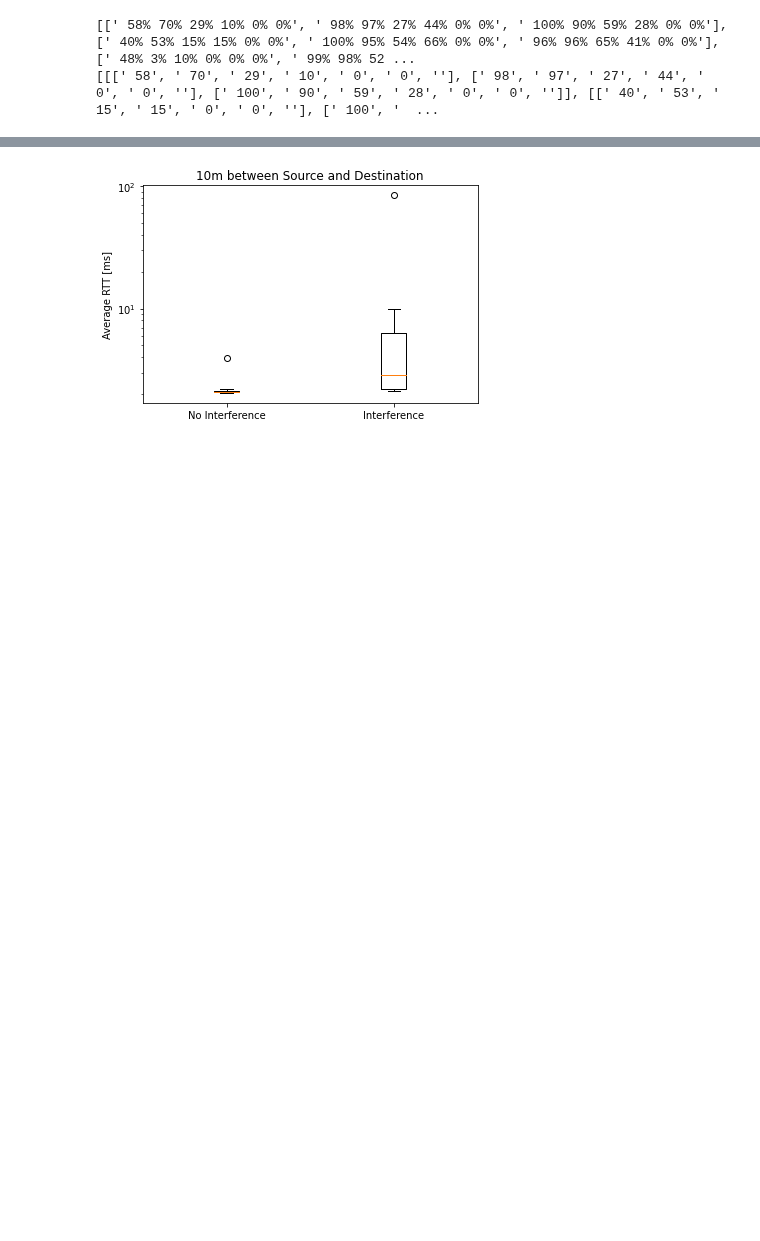
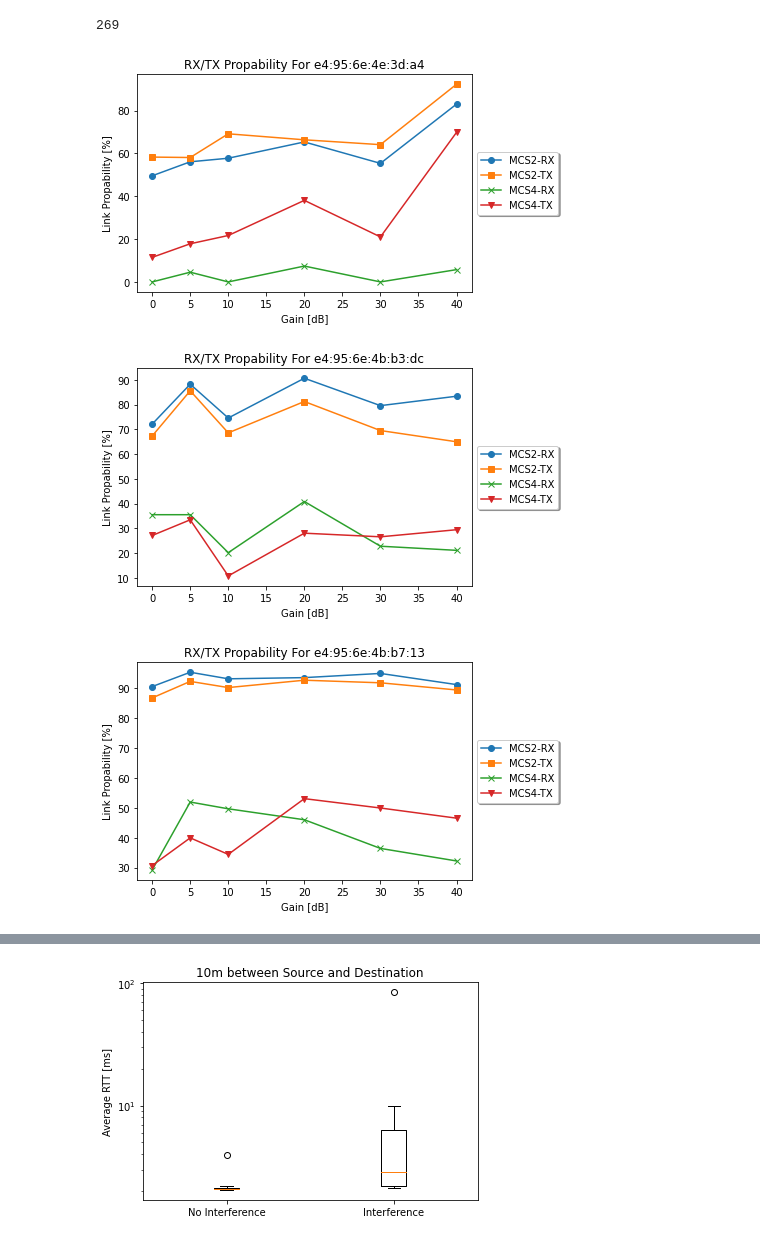
Before and after one commit to k00ziex/MastersThesis_FANETs_Fall_2022, a Jupyter notebook: Data_processing/Data_Visualization.ipynb, the cells around one changed output, grey strips where cells are left out. Saved outputs shown, nothing was run; the diff lists cells and outputs as text; code cells hidden in the pictures; blank space fills up the shorter version.

```diff
--- a/Data_processing/Data_Visualization.ipynb
+++ b/Data_processing/Data_Visualization.ipynb
@@ -390,13 +485,52 @@ def separate_link_metrics(path):
+# %%
+def plot_link_metrics(mcs2, mcs4, mac_address, x_axis, x_label = "Gain [dB]", title = "RX/TX Propability For"):
+    keys = ['MCS2-RX', 'MCS2-TX', 'MCS4-RX', 'MCS4-TX']
+    markers = ['o','s','x','v']
+    data_dict = dict.fromkeys(keys)
+
+    for key in data_dict:
+        data_dict[key] = []
+
+    for entry in mcs2:
+        data_dict[keys[0]].append(entry[0])
+        data_dict[keys[1]].append(entry[1])
+
+    for entry in mcs4:
+        data_dict[keys[2]].append(entry[0])
+        data_dict[keys[3]].append(entry[1])
+
+    marker_pos = 0
+    for key, value in data_dict.items():
+        plt.plot(x_axis, value, label=key, marker=markers[marker_pos])
+        marker_pos += 1
+
+    plt.legend(loc='center left', bbox_to_anchor=(1, 0.5),fancybox=True, shadow=True)
+    plt.ylabel("Link Propability [%]")
+    plt.xlabel(x_label)
+    plt.title(title + " " + mac_address)
+    plt.show()
+    #print(data_dict)
 # %%
 distance_interference_file_iperf = "../Mesh Configuration/Interference_1/Dongle/results_"
 distance_interference_iperf_files = ["../Mesh Configuration/No Interference/Dongle/results.txt",
                         distance_interference_file_iperf + "5G.txt",
                         distance_interference_file_iperf + "10G.txt",
                         distance_interference_file_iperf + "20G.txt",
                         distance_interference_file_iperf + "30G.txt",
                         distance_interference_file_iperf + "40G.txt",
                         ]
-separate_link_metrics(distance_interference_iperf_files)
+mcs2_link_data, mcs4_link_data = separate_link_metrics(distance_interference_iperf_files,"Interference_1")
+
+mcs2_avg, mcs4_avg = get_avg_link(mcs2_link_data,mcs4_link_data)
+
+x_axis = np.array([0,5,10,20,30,40])
+
+for key in mcs2_avg:
+    plot_link_metrics(mcs2_avg[key],
+    mcs4_avg[key],
+    key,x_axis)
 # %% [output]
-[[' 58% 70% 29% 10% 0% 0%', ' 98% 97% 27% 44% 0% 0%', ' 100% 90% 59% 28% 0% 0%'], [' 40% 53% 15% 15% 0% 0%', ' 100% 95% 54% 66% 0% 0%', ' 96% 96% 65% 41% 0% 0%'], [' 48% 3% 10% 0% 0% 0%', ' 99% 98% 52 ...
-[[[' 58', ' 70', ' 29', ' 10', ' 0', ' 0', ''], [' 98', ' 97', ' 27', ' 44', ' 0', ' 0', ''], [' 100', ' 90', ' 59', ' 28', ' 0', ' 0', '']], [[' 40', ' 53', ' 15', ' 15', ' 0', ' 0', ''], [' 100', '  ...
+269
+[figure, added]
+[figure, added]
+[figure, added]
```
Also changed, not shown: parts of 4 cells of this notebook.
